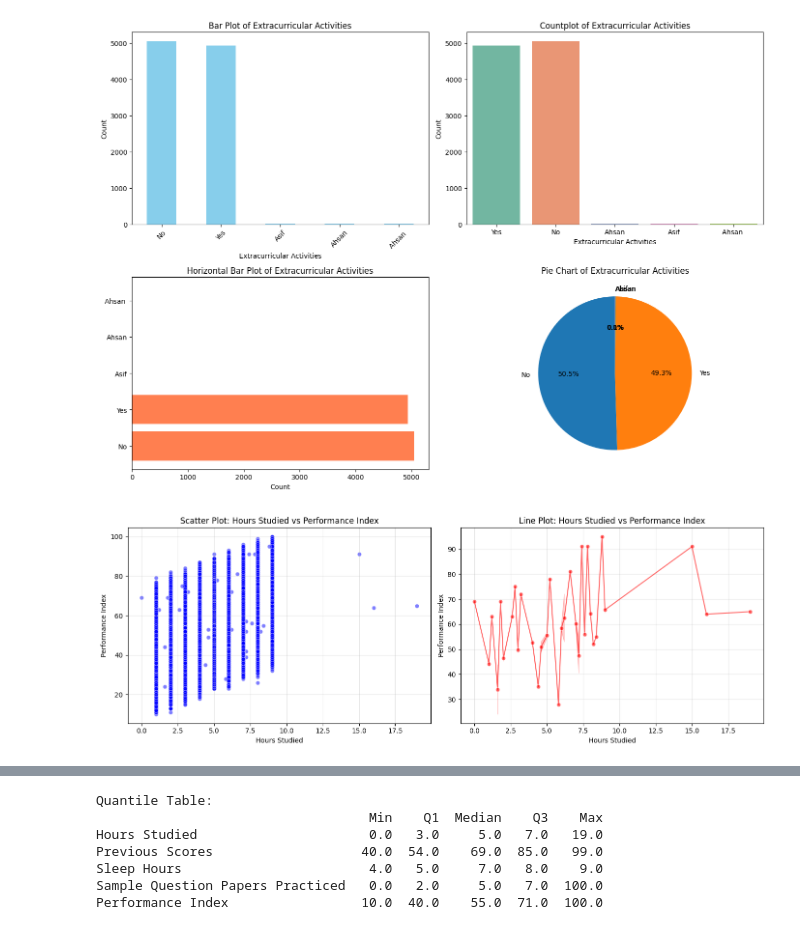
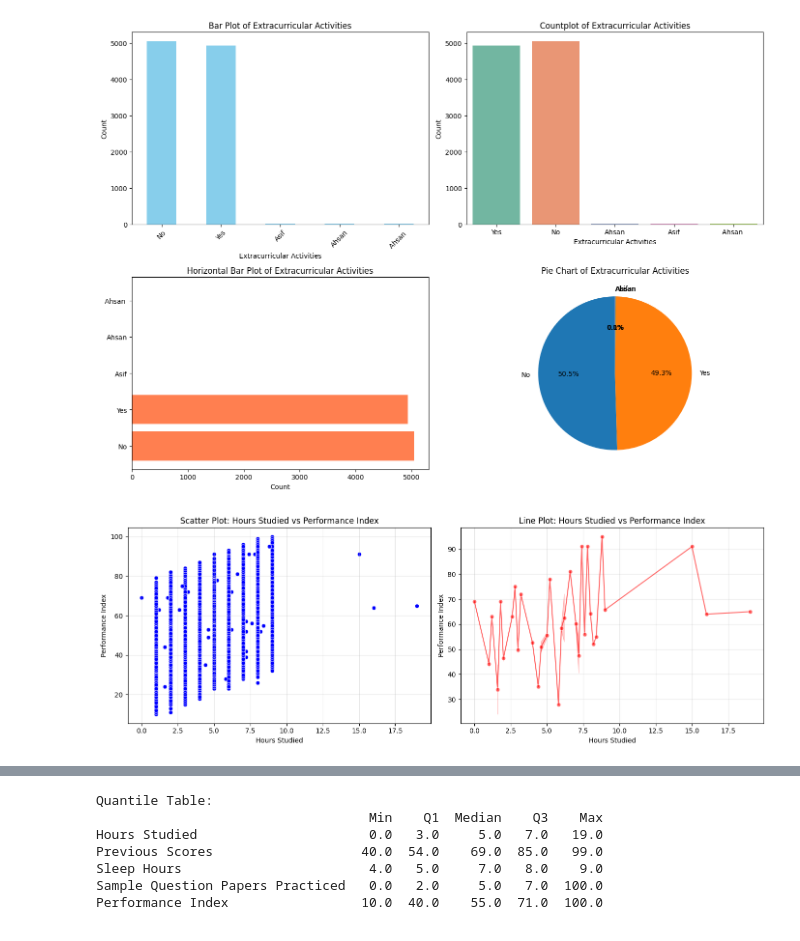
Before and after one commit to AhSanC25/Machine_Learning_Project, a Jupyter notebook: ML project.ipynb, the cells around one changed output, grey strips where cells are left out. Cells and saved outputs as stored; diff of their text form; code cells hidden in the pictures.

Commit message:
visual Explanation

```diff
--- a/ML project.ipynb
+++ b/ML project.ipynb
@@ -364,22 +339,22 @@ Passing `palette` without assigning `hue` is deprecated and will be removed in v
 # %%
 fig, axes = plt.subplots(1, 2, figsize=(14, 5))
 
 # Scatter plot using seaborn
-sns.scatterplot(data=df, x='Hours Studied', y='Performance Index', ax=axes[0], alpha=0.5, color='blue')
+sns.scatterplot(data=df, x='Hours Studied', y='Performance Index', ax=axes[0], alpha=1, color='blue')
 axes[0].set_xlabel('Hours Studied')
 axes[0].set_ylabel('Performance Index')
 axes[0].set_title('Scatter Plot: Hours Studied vs Performance Index')
 axes[0].grid(True, alpha=0.3)
 
 # Line plot using seaborn
 sorted_df = df.sort_values('Hours Studied')
 sns.lineplot(data=sorted_df, x='Hours Studied', y='Performance Index', ax=axes[1], marker='o', color='red', alpha=0.6)
 axes[1].set_xlabel('Hours Studied')
 axes[1].set_ylabel('Performance Index')
 axes[1].set_title('Line Plot: Hours Studied vs Performance Index')
 axes[1].grid(True, alpha=0.3)
 
 plt.tight_layout()
 plt.show()
 # %% [output]
-[figure, old version]
+[figure, new version]
```
Also changed, not shown: parts of 21 cells of this notebook.
